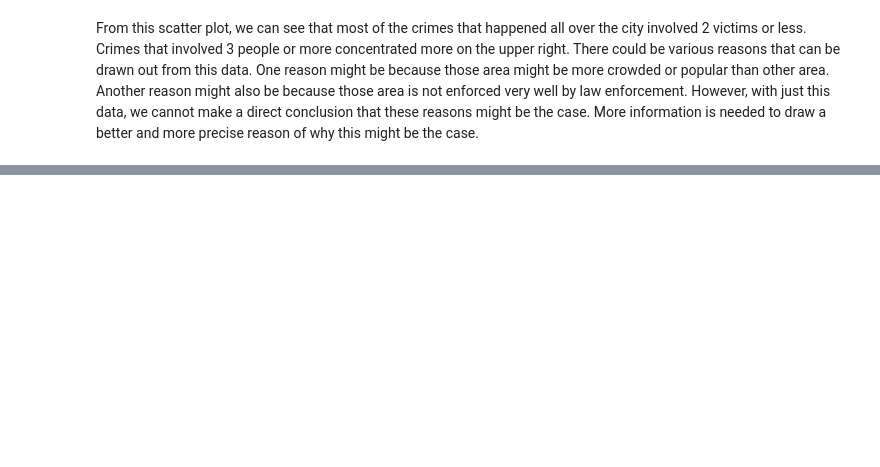
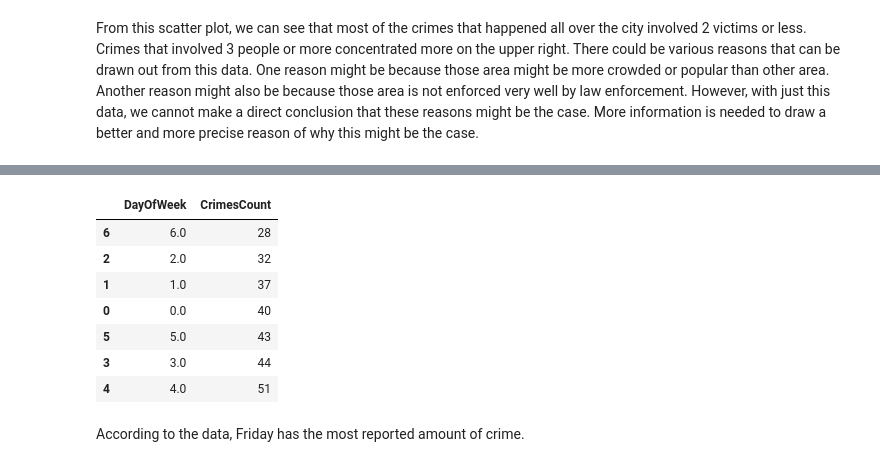
Before and after one commit to SakolB/CECS457, a Jupyter notebook: HW2/Crime Stats Project.ipynb, the cells around one changed output, grey strips where cells are left out. Drawn from its saved outputs; the diff is of its cells as text; code cells hidden in the pictures; blank space fills up the shorter version.

```diff
--- a/HW2/Crime Stats Project.ipynb
+++ b/HW2/Crime Stats Project.ipynb
@@ -577,0 +602,13 @@ From this scatter plot, we can see that most of the crimes that happened all ove
+# %%
+dataset.sort_values(by=['CrimesCount'])
+# %% [output]
+|  | DayOfWeek | CrimesCount |
+| 6 | 6.0 | 28 |
+| 2 | 2.0 | 32 |
+| 1 | 1.0 | 37 |
+| 0 | 0.0 | 40 |
+| 5 | 5.0 | 43 |
+| 3 | 3.0 | 44 |
+| 4 | 4.0 | 51 |
+# %% [markdown]
+According to the data, Friday has the most reported amount of crime.
```
Also changed, not shown: parts of 14 cells of this notebook.
